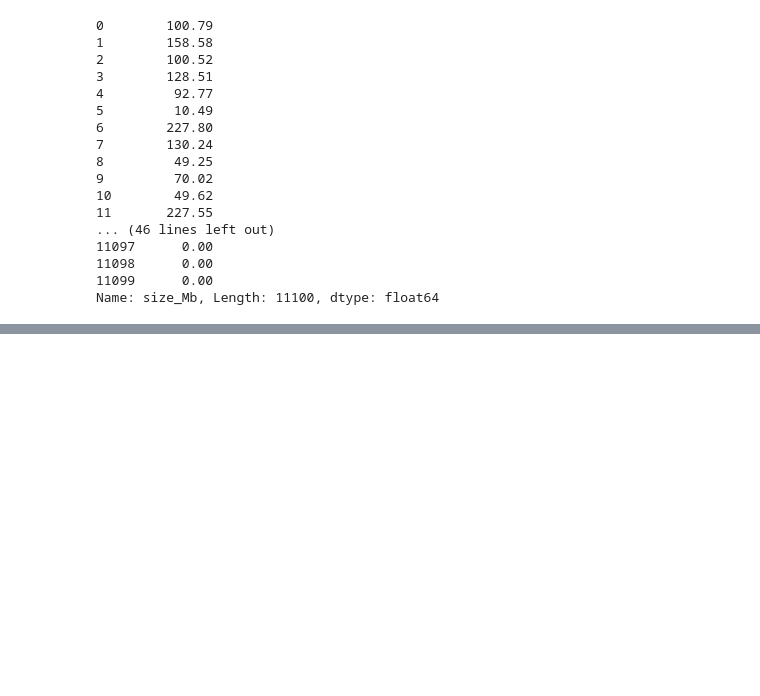
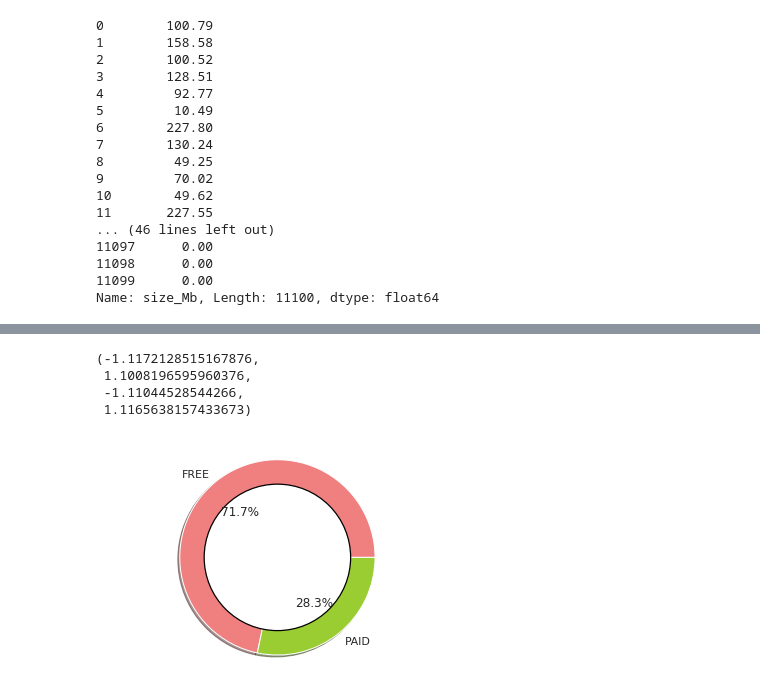
Before and after one commit to C3NZ/AppleStoreAnalysis, a Jupyter notebook: Applestore.ipynb, the cells around one changed output, grey strips where cells are left out. Drawn from its saved outputs; the diff is of its cells as text; code cells hidden in the pictures; blank space fills up the shorter version.

```diff
--- a/Applestore.ipynb
+++ b/Applestore.ipynb
@@ -189,0 +211,27 @@ Name: size_Mb, Length: 11100, dtype: float64
+# %%
+BINS = [-np.inf, 0, np.inf]
+LABELS = ['FREE', 'PAID']
+colors = ['lightcoral', 'yellowgreen']
+# %%
+# Create a new column that contains free vs. paid attributes
+df['price_categories'] = pd.cut(df['price'], BINS, include_lowest=True, labels=LABELS)
+# %%
+# Get the
+price_df = df['price_categories'].value_counts()
+# %%
+# Create a pie chart and a circle for
+plt.pie(price_df.values, labels=LABELS, colors=colors, autopct='%1.1f%%', shadow=True)
+center_circle = plt.Circle((0,0), 0.75, color='black', fc='white', linewidth=1.25)
+
+# Get the current figure and then add our circle to it's axes
+fig = plt.gcf()
+fig.gca().add_artist(center_circle)
+
+# Set the axis properties to be equal, which turns of axis lines and labels
+plt.axis('equal')
+# %% [output]
+(-1.1172128515167876,
+ 1.1008196595960376,
+ -1.11044528544266,
+ 1.1165638157433673)
+[figure, added]
```
Also changed, not shown: parts of 10 cells of this notebook.
